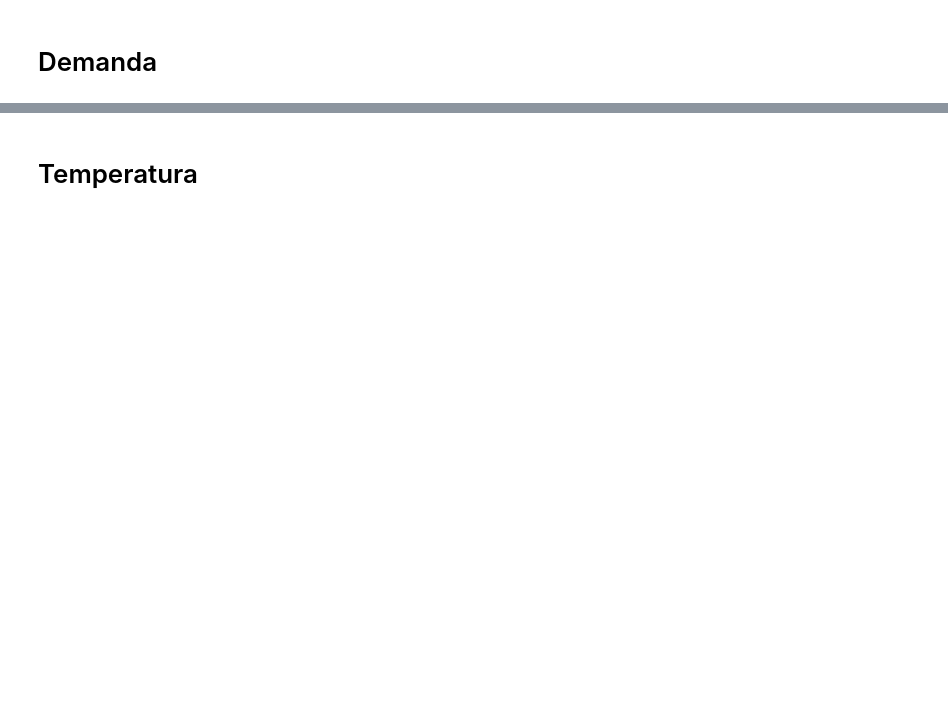
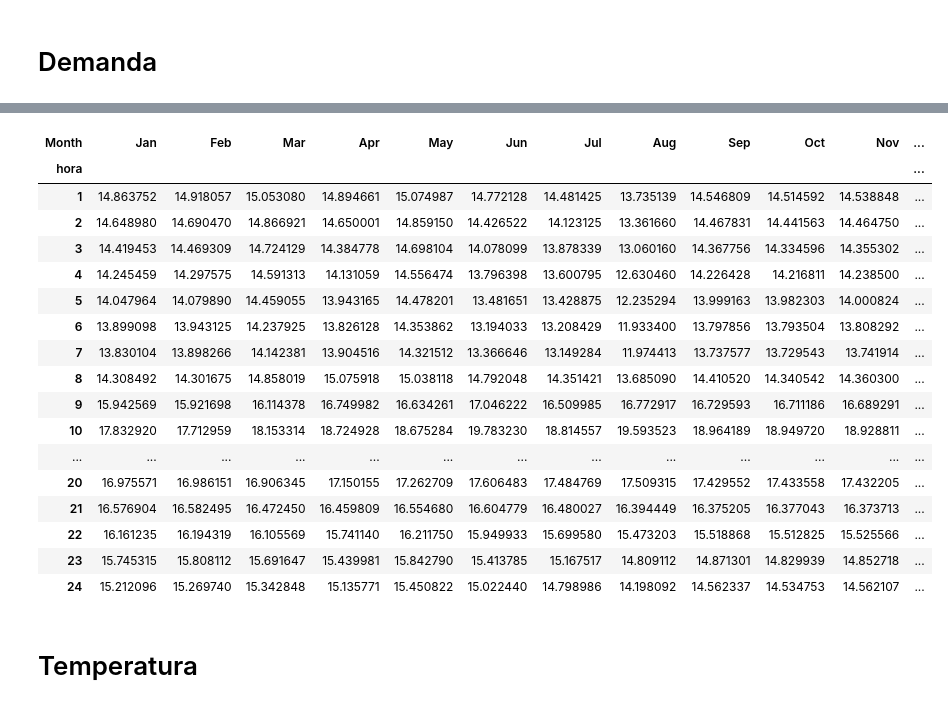
Before and after one commit to WRopero/dimensionamiento_microrred, a Jupyter notebook: data/graficas_caso_estudio.ipynb, the cells around one changed output, grey strips where cells are left out. Cells and saved outputs as stored; diff of their text form; code cells hidden in the pictures; blank space fills up the shorter version.

```diff
--- a/data/graficas_caso_estudio.ipynb
+++ b/data/graficas_caso_estudio.ipynb
@@ -149,6 +171,28 @@ fig.show()
 fig.write_image("load.svg")
 # %% [output]
 [interactive output not drawn]
+# %%
+temperatura.pivot(index='hora', columns='Month', values='Outside Temperature Impute C').filter(
+    ['Jan', 'Feb', 'Mar', 'Apr', 'May', 'Jun', 'Jul', 'Aug', 'Sep', 'Oct', 'Nov', 'Dec'])
+# %% [output]
+| Month | Jan | Feb | Mar | Apr | May | Jun | Jul | Aug | Sep | Oct | Nov | ... |
+| hora |  |  |  |  |  |  |  |  |  |  |  | ... |
+| 1 | 14.863752 | 14.918057 | 15.053080 | 14.894661 | 15.074987 | 14.772128 | 14.481425 | 13.735139 | 14.546809 | 14.514592 | 14.538848 | ... |
+| 2 | 14.648980 | 14.690470 | 14.866921 | 14.650001 | 14.859150 | 14.426522 | 14.123125 | 13.361660 | 14.467831 | 14.441563 | 14.464750 | ... |
+| 3 | 14.419453 | 14.469309 | 14.724129 | 14.384778 | 14.698104 | 14.078099 | 13.878339 | 13.060160 | 14.367756 | 14.334596 | 14.355302 | ... |
+| 4 | 14.245459 | 14.297575 | 14.591313 | 14.131059 | 14.556474 | 13.796398 | 13.600795 | 12.630460 | 14.226428 | 14.216811 | 14.238500 | ... |
+| 5 | 14.047964 | 14.079890 | 14.459055 | 13.943165 | 14.478201 | 13.481651 | 13.428875 | 12.235294 | 13.999163 | 13.982303 | 14.000824 | ... |
+| 6 | 13.899098 | 13.943125 | 14.237925 | 13.826128 | 14.353862 | 13.194033 | 13.208429 | 11.933400 | 13.797856 | 13.793504 | 13.808292 | ... |
+| 7 | 13.830104 | 13.898266 | 14.142381 | 13.904516 | 14.321512 | 13.366646 | 13.149284 | 11.974413 | 13.737577 | 13.729543 | 13.741914 | ... |
+| 8 | 14.308492 | 14.301675 | 14.858019 | 15.075918 | 15.038118 | 14.792048 | 14.351421 | 13.685090 | 14.410520 | 14.340542 | 14.360300 | ... |
+| 9 | 15.942569 | 15.921698 | 16.114378 | 16.749982 | 16.634261 | 17.046222 | 16.509985 | 16.772917 | 16.729593 | 16.711186 | 16.689291 | ... |
+| 10 | 17.832920 | 17.712959 | 18.153314 | 18.724928 | 18.675284 | 19.783230 | 18.814557 | 19.593523 | 18.964189 | 18.949720 | 18.928811 | ... |
+| ... | ... | ... | ... | ... | ... | ... | ... | ... | ... | ... | ... | ... |
+| 20 | 16.975571 | 16.986151 | 16.906345 | 17.150155 | 17.262709 | 17.606483 | 17.484769 | 17.509315 | 17.429552 | 17.433558 | 17.432205 | ... |
+| 21 | 16.576904 | 16.582495 | 16.472450 | 16.459809 | 16.554680 | 16.604779 | 16.480027 | 16.394449 | 16.375205 | 16.377043 | 16.373713 | ... |
+| 22 | 16.161235 | 16.194319 | 16.105569 | 15.741140 | 16.211750 | 15.949933 | 15.699580 | 15.473203 | 15.518868 | 15.512825 | 15.525566 | ... |
+| 23 | 15.745315 | 15.808112 | 15.691647 | 15.439981 | 15.842790 | 15.413785 | 15.167517 | 14.809112 | 14.871301 | 14.829939 | 14.852718 | ... |
+| 24 | 15.212096 | 15.269740 | 15.342848 | 15.135771 | 15.450822 | 15.022440 | 14.798986 | 14.198092 | 14.562337 | 14.534753 | 14.562107 | ... |
 # %% [markdown]
 # Temperatura
 # %%
```
Also changed, not shown: parts of 5 cells of this notebook, 18 other files.
